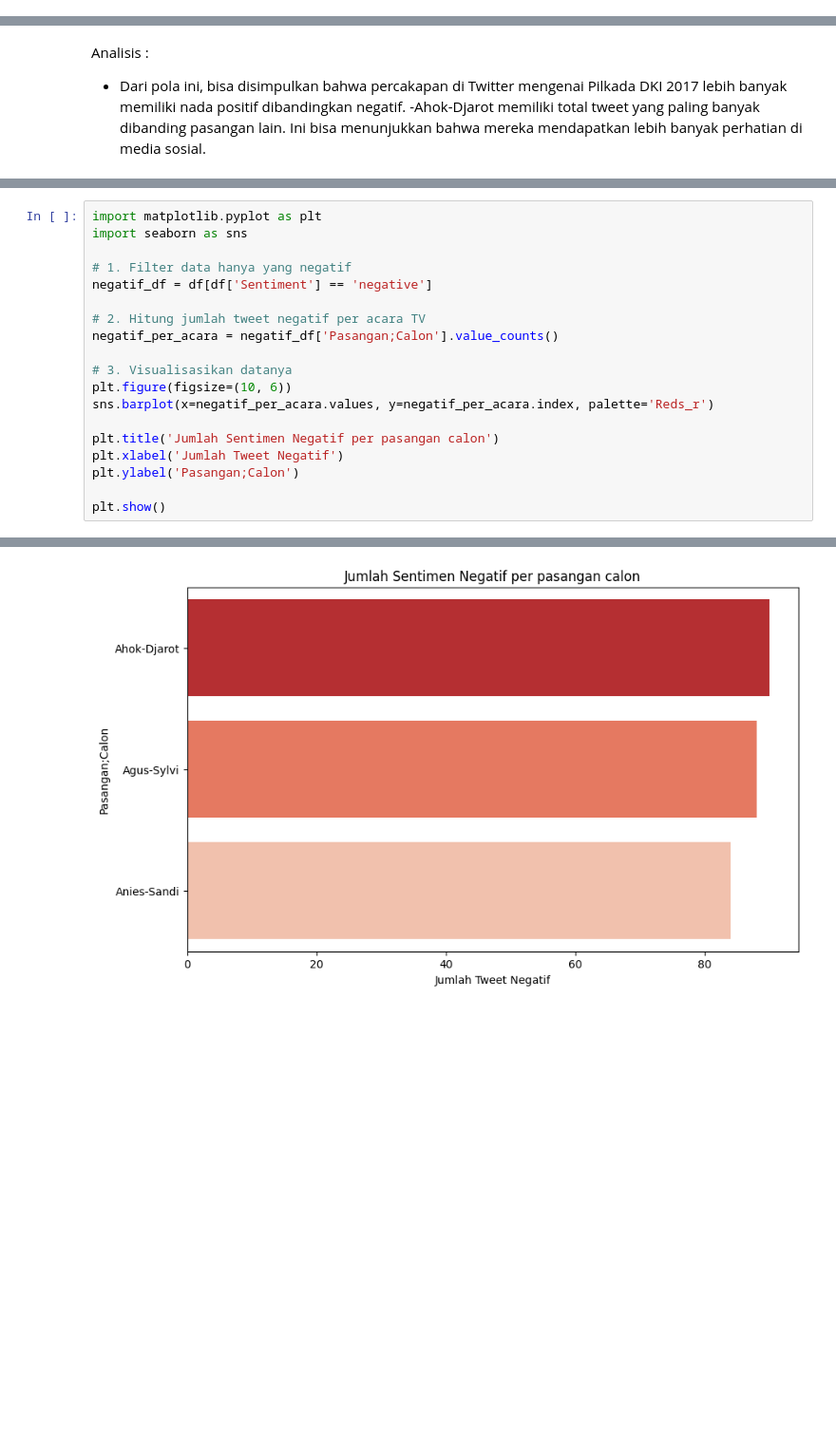
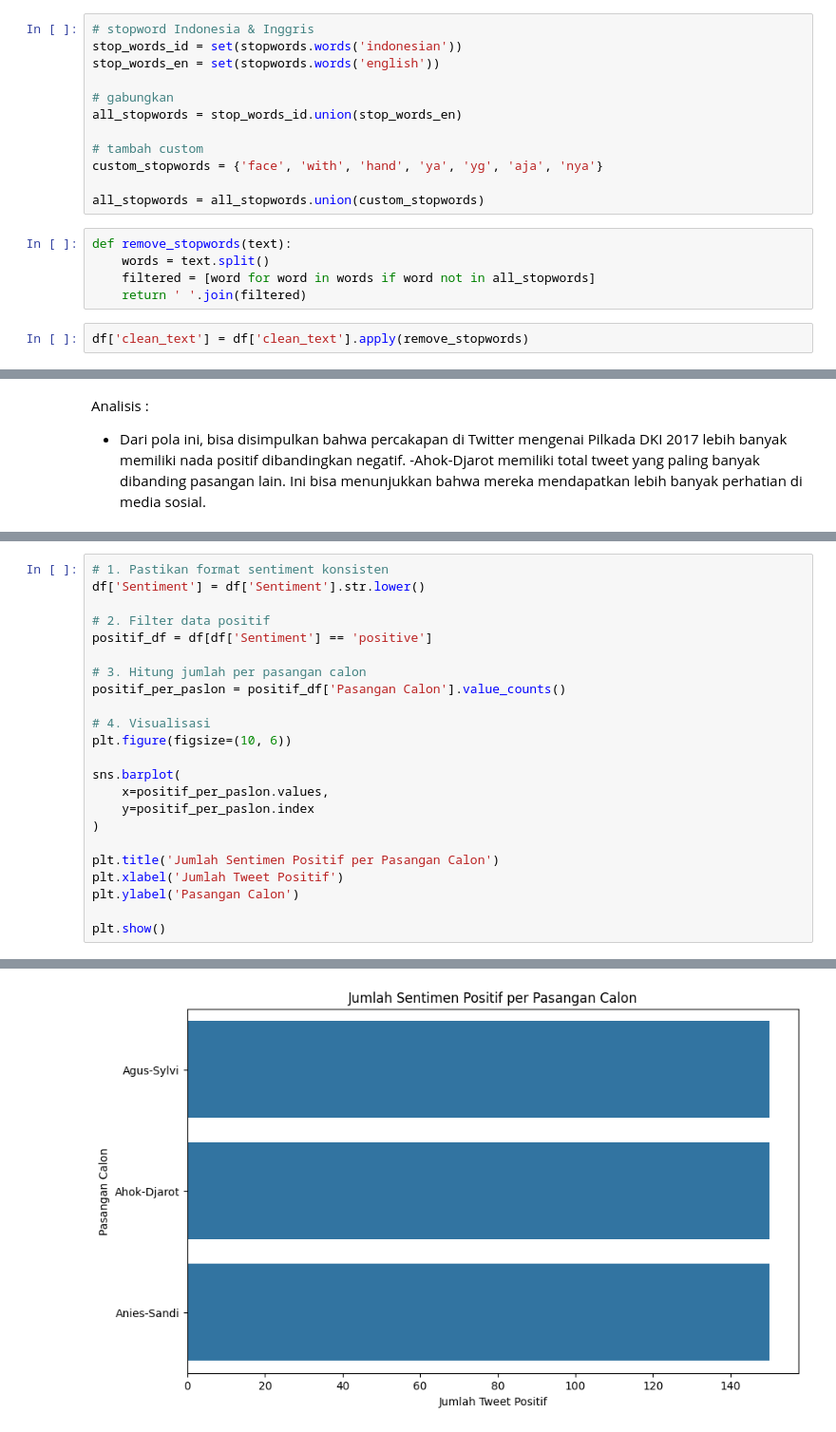
Before and after one commit to Sherlysukmadira/2311532015_Sherly-Sukmadira-Putri_ImageProcessing, a Jupyter notebook: sentimen_pilkada.ipynb, the cells around one changed output, grey strips where cells are left out. Shown at 95% size. Drawn from its saved outputs; the diff is of its cells as text; blank space fills up the shorter version.

```diff
--- a/sentimen_pilkada.ipynb
+++ b/sentimen_pilkada.ipynb
@@ -326,0 +183,19 @@ plt.show()
+# %%
+# stopword Indonesia & Inggris
+stop_words_id = set(stopwords.words('indonesian'))
+stop_words_en = set(stopwords.words('english'))
+
+# gabungkan
+all_stopwords = stop_words_id.union(stop_words_en)
+
+# tambah custom
+custom_stopwords = {'face', 'with', 'hand', 'ya', 'yg', 'aja', 'nya'}
+
+all_stopwords = all_stopwords.union(custom_stopwords)
+# %%
+def remove_stopwords(text):
+    words = text.split()
+    filtered = [word for word in words if word not in all_stopwords]
+    return ' '.join(filtered)
+# %%
+df['clean_text'] = df['clean_text'].apply(remove_stopwords)
@@ -339,20 +330,24 @@ Name: count, dtype: int64
 # %%
-import matplotlib.pyplot as plt
-import seaborn as sns
+# 1. Pastikan format sentiment konsisten
+df['Sentiment'] = df['Sentiment'].str.lower()
 
-# 1. Filter data hanya yang negatif
-negatif_df = df[df['Sentiment'] == 'negative']
+# 2. Filter data positif
+positif_df = df[df['Sentiment'] == 'positive']
 
-# 2. Hitung jumlah tweet negatif per acara TV
-negatif_per_acara = negatif_df['Pasangan;Calon'].value_counts()
+# 3. Hitung jumlah per pasangan calon
+positif_per_paslon = positif_df['Pasangan Calon'].value_counts()
 
-# 3. Visualisasikan datanya
+# 4. Visualisasi
 plt.figure(figsize=(10, 6))
-sns.barplot(x=negatif_per_acara.values, y=negatif_per_acara.index, palette='Reds_r')
 
-plt.title('Jumlah Sentimen Negatif per pasangan calon')
-plt.xlabel('Jumlah Tweet Negatif')
-plt.ylabel('Pasangan;Calon')
+sns.barplot(
+    x=positif_per_paslon.values,
+    y=positif_per_paslon.index
+)
+
+plt.title('Jumlah Sentimen Positif per Pasangan Calon')
+plt.xlabel('Jumlah Tweet Positif')
+plt.ylabel('Pasangan Calon')
 
 plt.show()
 # %% [output]
@@ -362 +354 @@ Passing `palette` without assigning `hue` is deprecated and will be removed in v
-[figure, old version]
+[figure, new version]
```
Also changed, not shown: parts of 53 cells of this notebook.
